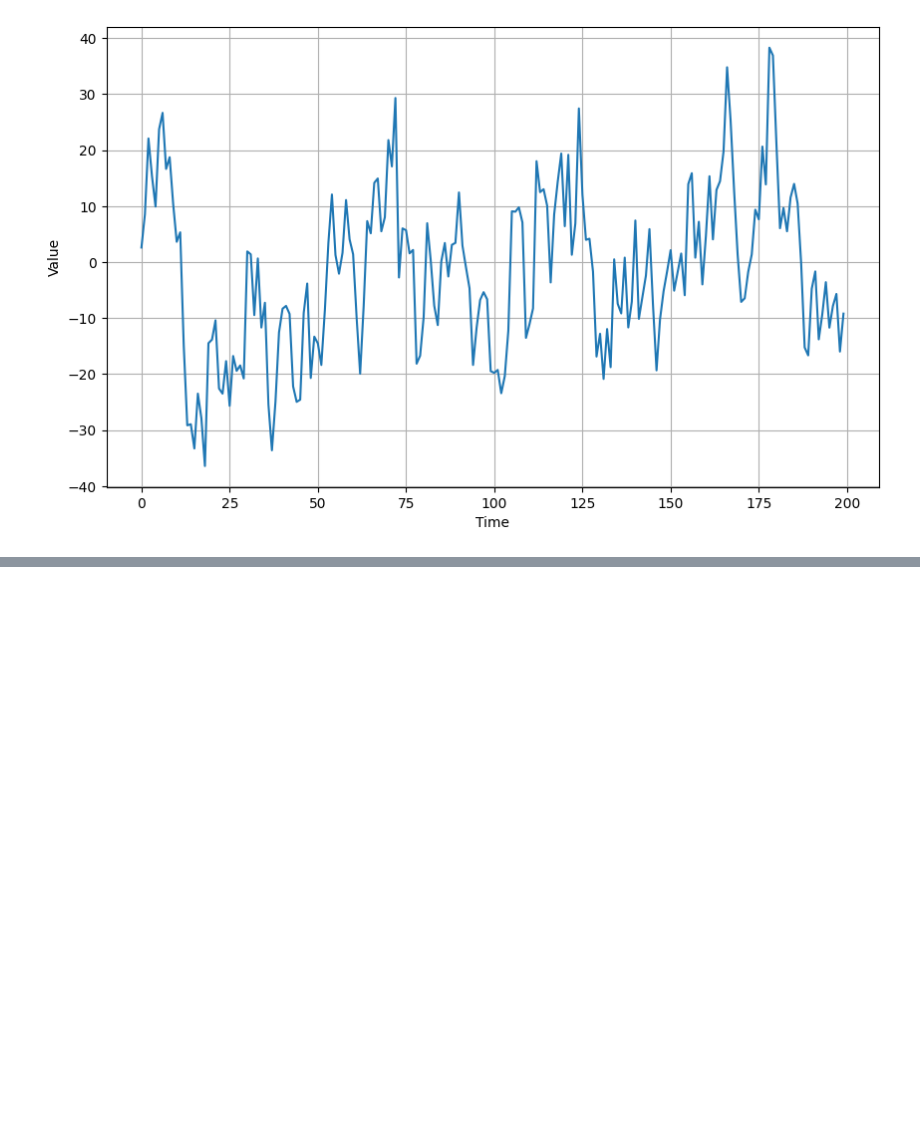
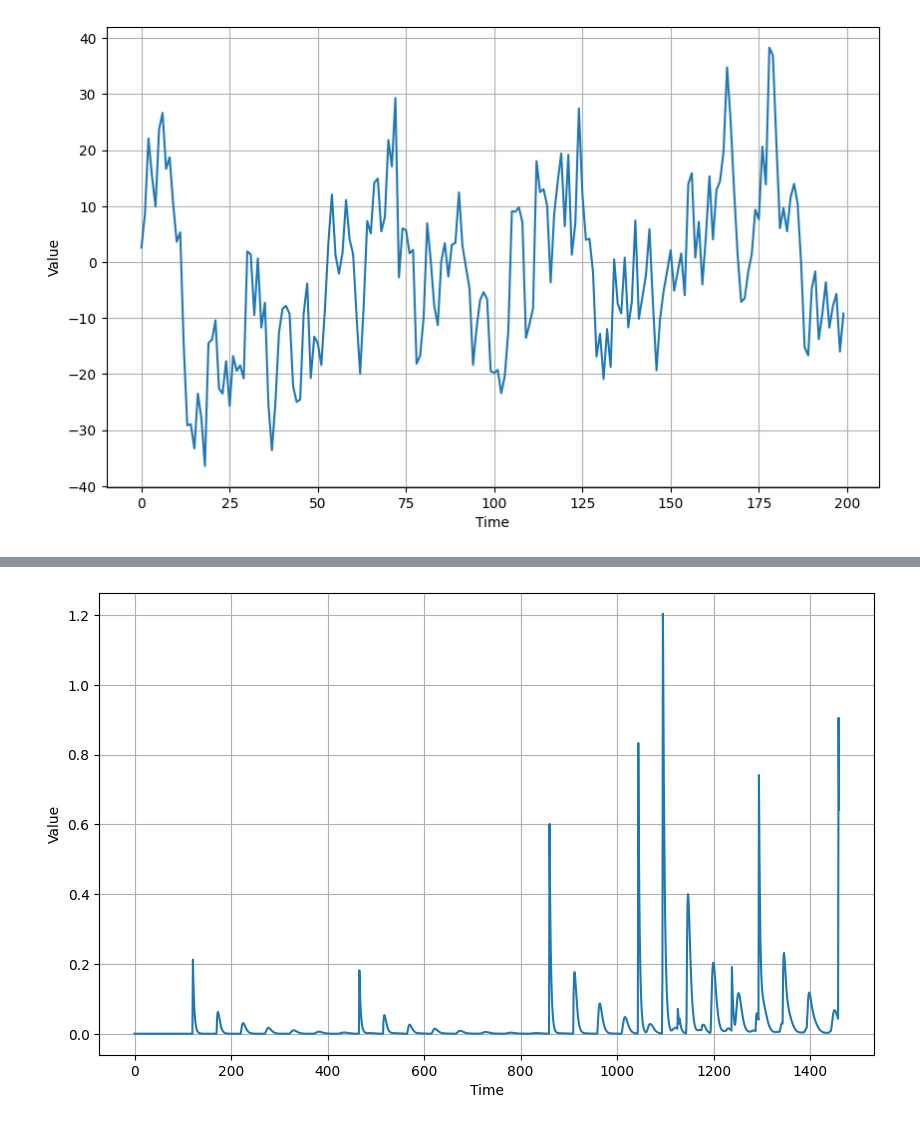
Before and after one commit to nitanshuj/COPY-TensorFlow-in-practice-Coursera-DeeplearningAI, a Jupyter notebook: Tensorflow for NN - 11 (Time Series - 1).ipynb, the cells around one changed output, grey strips where cells are left out. Cells and saved outputs as stored; diff of their text form; code cells hidden in the pictures; blank space fills up the shorter version.

```diff
--- a/Tensorflow for NN - 11 (Time Series - 1).ipynb
+++ b/Tensorflow for NN - 11 (Time Series - 1).ipynb
@@ -282,0 +342,9 @@ if __name__ == "__main__":
+# %%
+# Another example where next values are computed from those in t-1 and t-50
+#
+if __name__ == "__main__":
+    # Use the impulses from the previous section and generate autocorrelated data
+    series = autocorrelation_impulses(impulses_signal, {1: 0.70, 50: 0.2})
+    plot_series(time, series)
+# %% [output]
+[figure, added]
```
Also changed, not shown: parts of 40 cells of this notebook, 1 other file.
